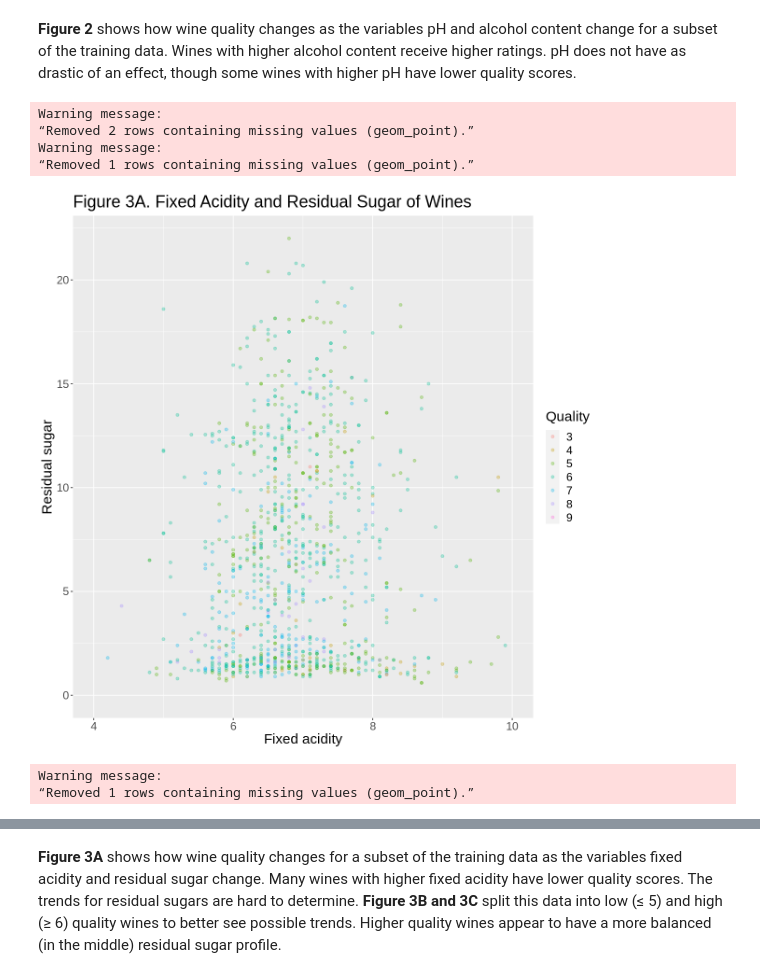
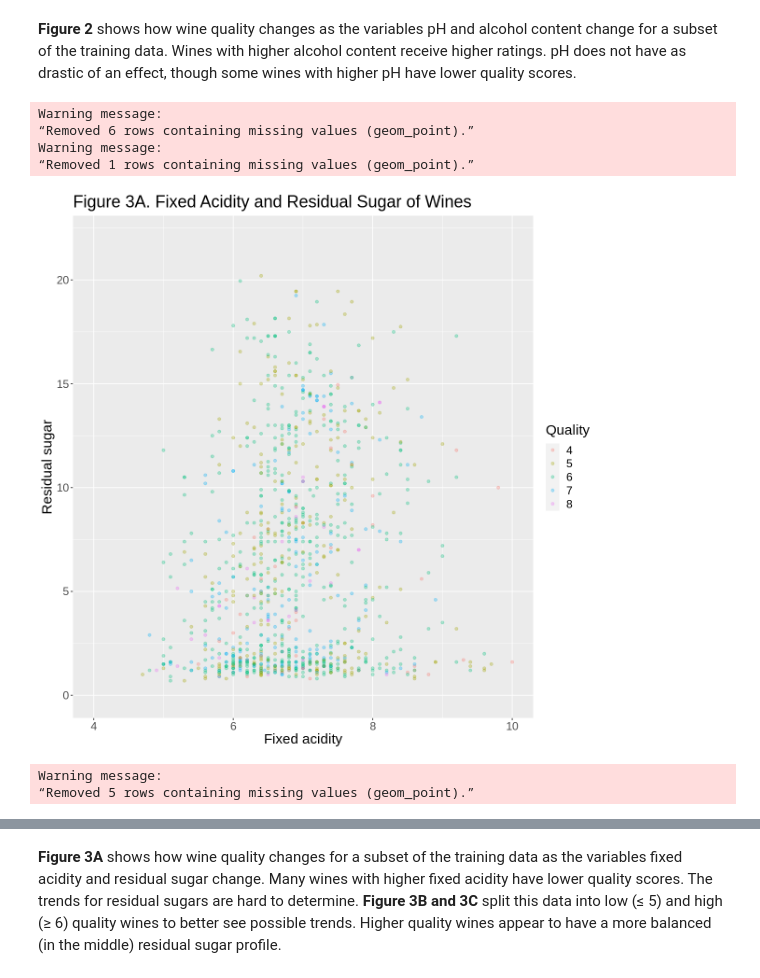
Before and after one commit to rileywheadon/dsci100-project-proposal, a Jupyter notebook: project_final_report.ipynb, the cells around one changed output, grey strips where cells are left out. Drawn from its saved outputs; the diff is of its cells as text; code cells hidden in the pictures.

```diff
--- a/project_final_report.ipynb
+++ b/project_final_report.ipynb
@@ -86,7 +68,10 @@ dbl (12): fixed acidity, volatile acidity, citric acid, residual sugar, chlo...
 # %% [markdown]
 #### Tidying the data
 # %%
-wine <- mutate(wine, quality = as_factor(quality))
+wine <- wine |>
+    filter(quality > 3 & quality < 9) |>
+    mutate(quality = as_factor(quality))
+
 colnames(wine) <- make.names(colnames(wine))
 head(wine)
 # %% [output]
@@ -275,36 +256,36 @@ acid_sugar_plot <- ggplot(small_training, aes(x = fixed.acidity, y = residual.su
     theme(text = element_text(size = 18)) +
     ggtitle("Figure 3A. Fixed Acidity and Residual Sugar of Wines") +
     xlim(4, 10) +
     ylim(0, 22)
 
 acid_sugar_plot
-bad_sugar <- filter(small_training, quality == "3" | quality == "4" | quality == "5")
-good_sugar <- filter(small_training, quality == "6" | quality == "7" | quality == "8" | quality == "9")
+bad_sugar <- filter(small_training, quality == "4" | quality == "5")
+good_sugar <- filter(small_training, quality == "6" | quality == "7" | quality == "8")
 
 bad_sugar_plot <- ggplot(bad_sugar, aes(x = fixed.acidity, y = residual.sugar, colour = quality)) +
     geom_point(alpha = 0.3) +
     labs(x = "Fixed acidity", y = "Residual sugar", colour = "Quality") +
     theme(text = element_text(size = 18)) +
     ggtitle("Figure 3B. Fixed Acidity and Residual Sugar of Wines of Low Quality") +
     xlim(4, 10) +
     ylim(0, 22)
 
 bad_sugar_plot
 
 good_sugar_plot <- ggplot(good_sugar, aes(x = fixed.acidity, y = residual.sugar, colour = quality)) +
     geom_point(alpha = 0.3) +
     labs(x = "Fixed acidity", y = "Residual sugar", colour = "Quality") +
     theme(text = element_text(size = 18)) +
     ggtitle("Figure 3C. Fixed Acidity and Residual Sugar of Wines of High Quality") +
     xlim(4, 10) +
     ylim(0, 22)
 
 good_sugar_plot
 # %% [output]
 Warning message:
-“Removed 2 rows containing missing values (geom_point).”
+“Removed 6 rows containing missing values (geom_point).”
 Warning message:
 “Removed 1 rows containing missing values (geom_point).”
-[figure, old version]
+[figure, new version]
 Warning message:
-“Removed 1 rows containing missing values (geom_point).”
+“Removed 5 rows containing missing values (geom_point).”
```
Also changed, not shown: parts of 8 cells of this notebook.
